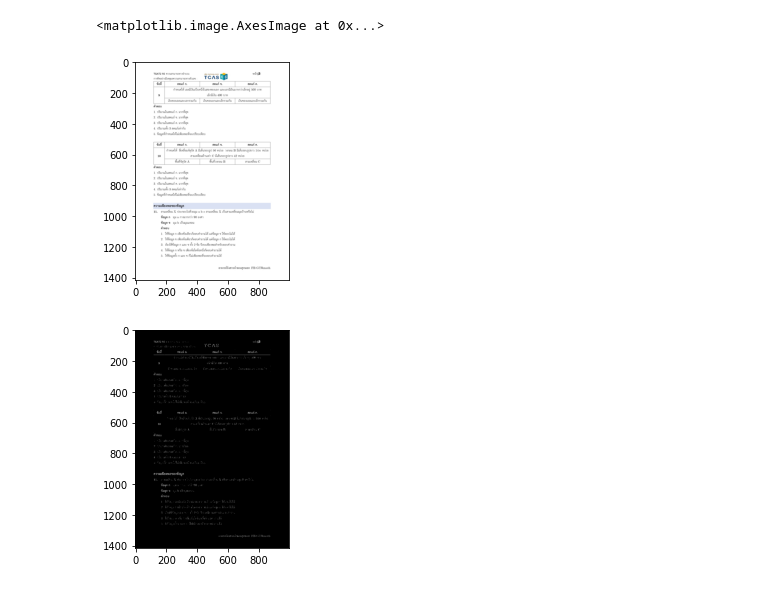
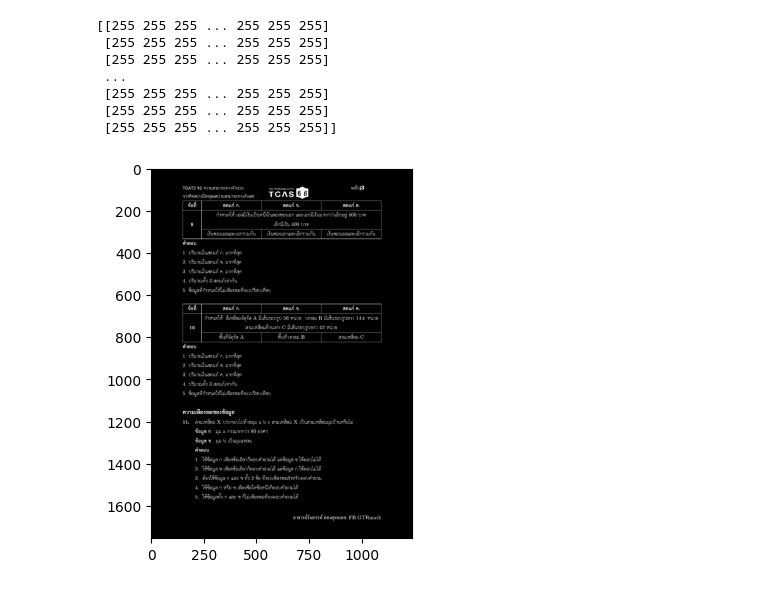
Before and after one commit to DSOECS/DS-OCR, a Jupyter notebook: charactor_segmentation.ipynb, the cells around one changed output. Saved outputs shown, nothing was run; the diff lists cells and outputs as text; code cells hidden in the pictures.

```diff
--- a/charactor_segmentation.ipynb
+++ b/charactor_segmentation.ipynb
@@ -5,26 +5,22 @@ import matplotlib.pyplot as plt
 # %%
 img = cv2.imread('./test_image/test8.jpg')
 img = cv2.cvtColor(img, cv2.COLOR_BGR2RGB)
-
-h, w, c = img.shape
-
-if w > 1000:
-    new_w = 1000
-    ar = w/h
-    new_h = int(new_w/ar)
-    img = cv2.resize(img, (new_w, new_h), interpolation = cv2.INTER_AREA)
-plt.imshow(img)
-# %% [output]
-<matplotlib.image.AxesImage at 0x...>
-[figure, removed]
 # %%
 def thresholding(image):
-    img_gray = cv2.cvtColor(image,cv2.COLOR_BGR2GRAY)
-    ret,thresh = cv2.threshold(img_gray,80,255,cv2.THRESH_BINARY_INV)
+    img_gray = cv2.cvtColor(image, cv2.COLOR_BGR2GRAY)
+    ret, thresh = cv2.threshold(img_gray, 0, 255, cv2.THRESH_BINARY_INV + cv2.THRESH_OTSU)
+    print(img_gray)
     plt.imshow(thresh, cmap='gray')
     return thresh
 
 thresh_img = thresholding(img)
 # %% [output]
+[[255 255 255 ... 255 255 255]
+ [255 255 255 ... 255 255 255]
+ [255 255 255 ... 255 255 255]
+ ...
+ [255 255 255 ... 255 255 255]
+ [255 255 255 ... 255 255 255]
+ [255 255 255 ... 255 255 255]]
-[figure, old version]
+[figure, new version]
 # %%
```
Also changed, not shown: parts of 16 cells of this notebook, 4 other files.
